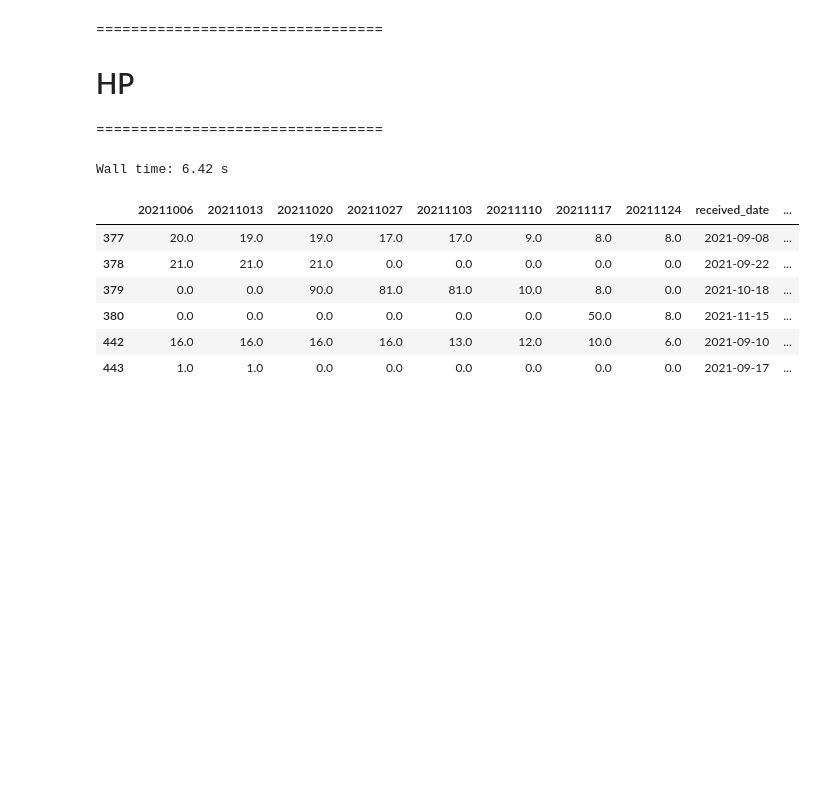
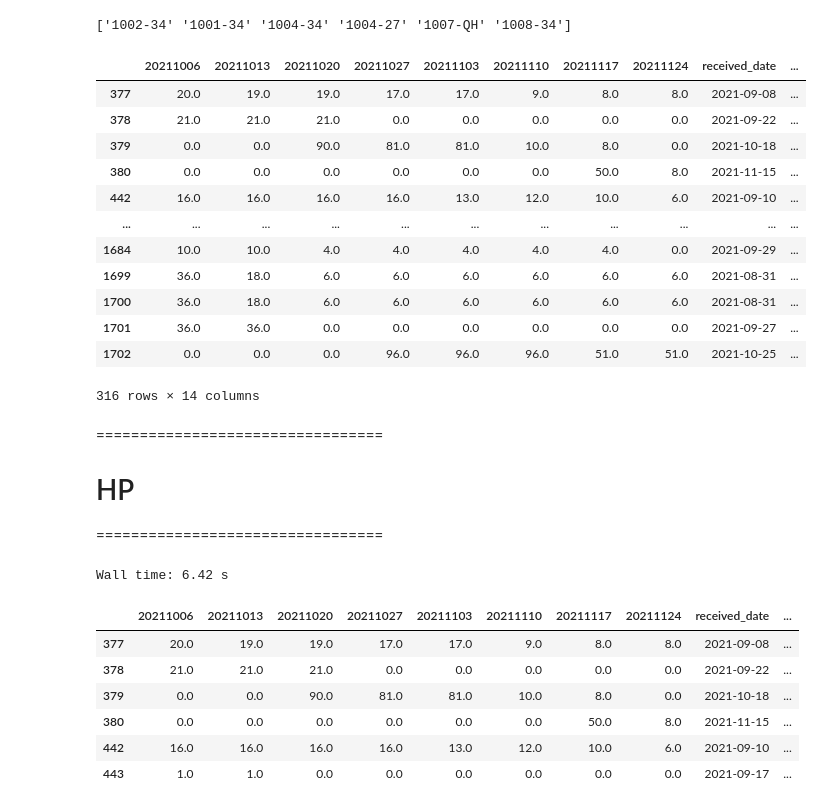
Before and after one commit to fyenne/play10_inv, a Jupyter notebook: inv_fifo.ipynb, the cells around one changed output. Cells and saved outputs as stored; diff of their text form; code cells hidden in the pictures; blank space fills up the shorter version.

```diff
--- a/inv_fifo.ipynb
+++ b/inv_fifo.ipynb
@@ -150,13 +175,38 @@ df_err_bose = df_err_bose[df_err_bose['wms_warehouse_id'] == 'BOSE_SH']
 # %%
 
 def output(df_err, df0):
+    """
+    筛选lag_mark,
+    """
     dishes = list(df_err[(df_err['lag_mark'] != 'clear') \
         & (df_err['change'] < 0)
         & (df_err['change'] != df_err['lag_change'])]['sku'].unique())
     print(df0['lock_codes'].unique())
     return df0[df0['sku'].isin(dishes)]
 def check(sku, df0):
-    return df0[(df0['lock_codes'] == '1000') & (df0['sku'].isin(sku))].sort_values(['sku','received_date'])
+    return df0[df0['sku'].isin(sku)].sort_values(['sku','received_date'])
+
+
+view = output(df_err,df0)
+
+def ou_level_lock_codes(lock_code_to_eliminate):
+    """
+    正则. lock_code "需要"被排除的, 依赖view表格.
+    """
+    # output(df_err_bose,df0_bose)['sku'].unique()
+    select_none_lock  = pd.DataFrame(
+        view.groupby('sku')['mark'].apply(list).astype(str).str.contains('may') # may lock?
+        ).reset_index()
+    select_none_lock2 = pd.DataFrame(
+        view.groupby('sku')['lock_codes'].apply(list).astype(str).str.contains(lock_code_to_eliminate)
+        ).reset_index()
+    # 去重
+    bose_err_list = set(select_none_lock[~select_none_lock['mark']]['sku'].unique())
+    bose_err_list2 = list(select_none_lock2[~select_none_lock2['lock_codes']]['sku'].unique())
+    bose_err_list = list(bose_err_list.intersection(bose_err_list2))
+    bose_err_list = list(set(bose_err_list))
+
+    return bose_err_list
 # %%
 # pd.DataFrame(
 #         view.groupby('sku')['mark'].apply(list).astype(str).str.contains('may') # may lock?
@@ -201,3 +214,26 @@ bose_definite_wrong\
+# %%
+
+# 1000全新 3000退货 4000破损产品-
+
+bose_err_list = ou_level_lock_codes('(4000|3000)')
+bose_definite_wrong = check(bose_err_list, df0)
+bose_definite_wrong\
+    # .to_csv('./data_up/bose_fifo.csv', index = None, encoding = 'utf_8_sig')
+# %% [output]
+['1002-34' '1001-34' '1004-34' '1004-27' '1007-QH' '1008-34']
+|  | 20211006 | 20211013 | 20211020 | 20211027 | 20211103 | 20211110 | 20211117 | 20211124 | received_date | ... |
+| 377 | 20.0 | 19.0 | 19.0 | 17.0 | 17.0 | 9.0 | 8.0 | 8.0 | 2021-09-08 | ... |
+| 378 | 21.0 | 21.0 | 21.0 | 0.0 | 0.0 | 0.0 | 0.0 | 0.0 | 2021-09-22 | ... |
+| 379 | 0.0 | 0.0 | 90.0 | 81.0 | 81.0 | 10.0 | 8.0 | 0.0 | 2021-10-18 | ... |
+| 380 | 0.0 | 0.0 | 0.0 | 0.0 | 0.0 | 0.0 | 50.0 | 8.0 | 2021-11-15 | ... |
+| 442 | 16.0 | 16.0 | 16.0 | 16.0 | 13.0 | 12.0 | 10.0 | 6.0 | 2021-09-10 | ... |
+| ... | ... | ... | ... | ... | ... | ... | ... | ... | ... | ... |
+| 1684 | 10.0 | 10.0 | 4.0 | 4.0 | 4.0 | 4.0 | 4.0 | 0.0 | 2021-09-29 | ... |
+| 1699 | 36.0 | 18.0 | 6.0 | 6.0 | 6.0 | 6.0 | 6.0 | 6.0 | 2021-08-31 | ... |
+| 1700 | 36.0 | 18.0 | 6.0 | 6.0 | 6.0 | 6.0 | 6.0 | 6.0 | 2021-08-31 | ... |
+| 1701 | 36.0 | 36.0 | 0.0 | 0.0 | 0.0 | 0.0 | 0.0 | 0.0 | 2021-09-27 | ... |
+| 1702 | 0.0 | 0.0 | 0.0 | 96.0 | 96.0 | 96.0 | 51.0 | 51.0 | 2021-10-25 | ... |
+316 rows × 14 columns
 # %% [markdown]
 =================================
 # HP
```
Also changed, not shown: parts of 8 cells of this notebook, 1 other file.
